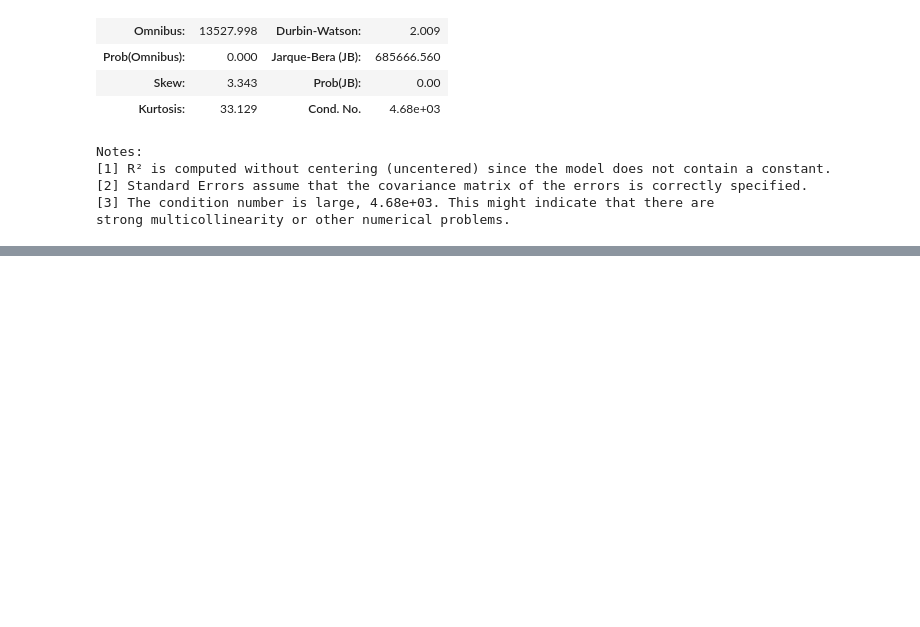
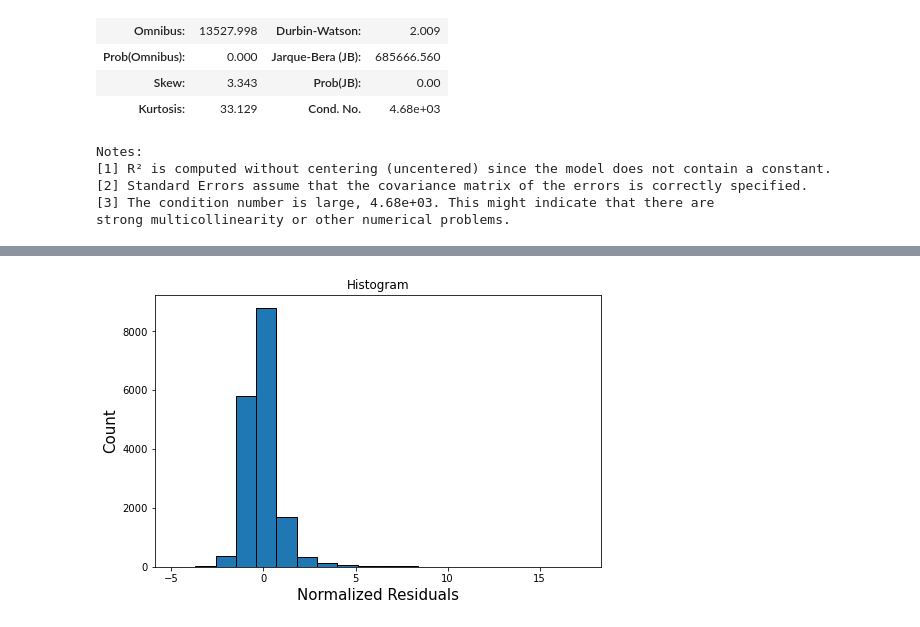
Before and after one commit to AmosMaru/phase_2_project, a Jupyter notebook: kc_housing_eda.ipynb, the cells around one changed output, grey strips where cells are left out. Saved outputs shown, nothing was run; the diff lists cells and outputs as text; code cells hidden in the pictures; blank space fills up the shorter version.

```diff
--- a/kc_housing_eda.ipynb
+++ b/kc_housing_eda.ipynb
@@ -613,0 +579,8 @@ clf.score(x_test,y_test)
+# %%
+fig = plt.figure(figsize=(8,5))
+plt.hist(model.resid_pearson,bins=20,edgecolor='k')
+plt.ylabel('Count',fontsize=15)
+plt.xlabel('Normalized Residuals',fontsize=15)
+plt.title("Histogram");
+# %% [output]
+[figure, added]
```
Also changed, not shown: parts of 13 cells of this notebook.
